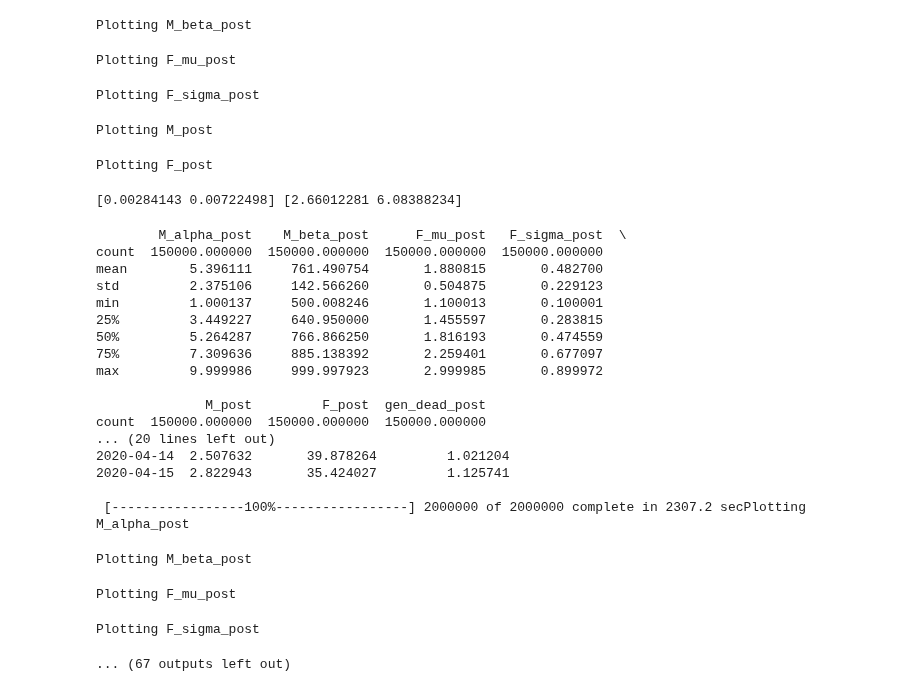
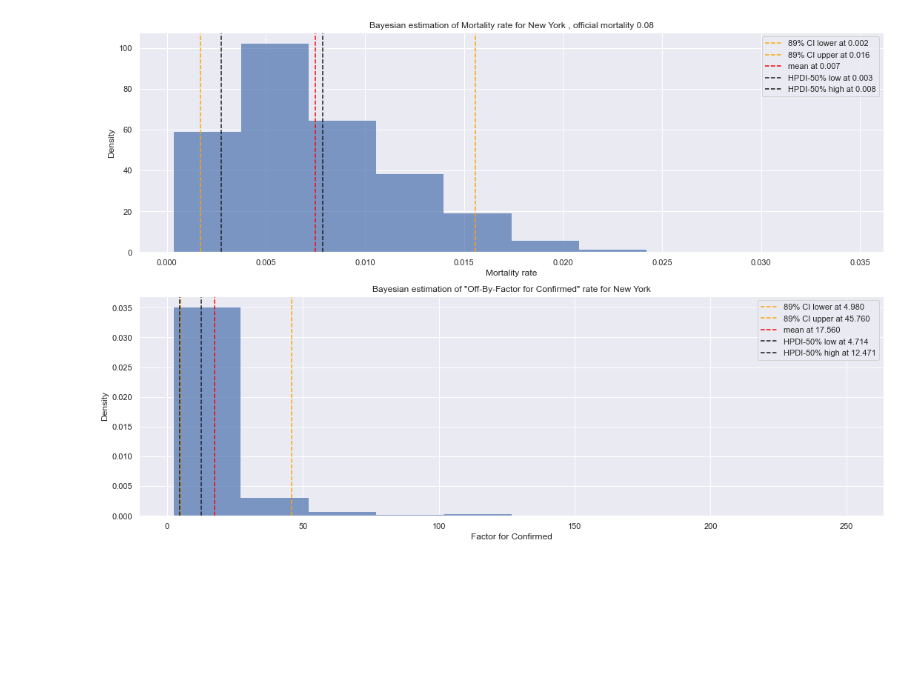
Before and after one commit to tolex3/note, a Jupyter notebook: pymc_mortality_and_factor.ipynb, the cells around one changed output. Cells and saved outputs as stored; diff of their text form; code cells hidden in the pictures; blank space fills up the shorter version.

```diff
--- a/pymc_mortality_and_factor.ipynb
+++ b/pymc_mortality_and_factor.ipynb
@@ -30,5 +30,6 @@ swe
 # %%
 US = pd.read_pickle('us_state_dict.pkl')
 ny = US['New York']
-ny = ny[['confirmed','deceased','recovered','inc','factor','dead_inc','dead_factor']]
-dick['New_York'] = ny
+ny = ny[['confirmed','deceased','inc','factor','dead_inc','dead_factor','pct_dead']]
+dick['New York'] = ny
+ny
@@ -86,7 +111,7 @@ def process_country(country,C,D):
 
         #M_mu = pm.Uniform('M_mu',lower=0.1,upper=1)
 
-        F_mu = pm.Uniform('F_mu',lower=1.1,upper=3)
+        F_mu = pm.Uniform('F_mu',lower=1.1,upper=5)
         F_sigma = pm.Uniform('F_sigma',lower=0.1,upper=0.9)
 
         M_alpha = pm.Uniform('M_alpha',lower=1,upper=10)
@@ -112,7 +137,7 @@ def process_country(country,C,D):
             print ('couldnt fit {}'.format(country))
 
         mcmc = pm.MCMC(model)
-        mcmc.sample(2000000,500000,10)
+        mcmc.sample(5000000,500000,9)
 
         M_alpha_post = mcmc.trace('M_alpha')[:]
         M_beta_post = mcmc.trace('M_beta')[:]
@@ -158,43 +183,45 @@ def plot(country_name,result,official_mortality):
         country_name,official_mortality / 100))
     plt.xlabel('Mortality rate')
     plt.ylabel('Density')
-    plt.axvline(M_low,color='orange',ls='dashed',label='89% CI lower')
-    plt.axvline(M_high,color='orange',ls='dashed',label='89% CI upper')
-    plt.axvline(result.M_post.mean(),color='red',ls='dashed',label='mean')
-    plt.axvline(hpdi_M[0],color='k',label='HPDI-50%',ls='dashed')
-    plt.axvline(hpdi_M[1],color='k',ls='dashed')
+    plt.axvline(M_low,color='orange',ls='dashed',label='89% CI lower at {:.3f}'.format(M_low))
+    plt.axvline(M_high,color='orange',ls='dashed',label='89% CI upper at {:.3f}'.format(M_high))
+    plt.axvline(result.M_post.mean(),color='red',ls='dashed',label='mean at {:.3f}'.format(result.M_post.mean()))
+    plt.axvline(hpdi_M[0],color='k',label='HPDI-50% low at {:.3f}'.format(hpdi_M[0]),ls='dashed')
+    plt.axvline(hpdi_M[1],color='k',ls='dashed',label='HPDI-50% high at {:.3f}'.format(hpdi_M[1]))
 
     hist = plt.hist(result.M_post,density=True,bins=10,alpha=0.7,color='b',histtype='stepfilled')
     #plt.fill_between(x=hpdi_M,y1=0,y2=max(hist[0]),color='r',alpha=0.7,label='HPDI-50%')
-    plt.legend(loc='upper left')
+    plt.legend(loc='upper right')
 
 
     plt.subplot(212)
     plt.title('Bayesian estimation of "Off-By-Factor for Confirmed" rate for {}'.format(country_name))
     plt.xlabel('Factor for Confirmed')
     plt.ylabel('Density')
-    plt.axvline(F_low,color='orange',ls='dashed',label='89% CI lower')
-    plt.axvline(F_high,color='orange',ls='dashed',label='89% CI upper')
-    plt.axvline(result.F_post.mean(),color='red',ls='dashed',label='mean')
-    plt.axvline(hpdi_F[0],color='k',label='HPDI-50%',ls='dashed')
-    plt.axvline(hpdi_F[1],color='k',ls='dashed')
+    plt.axvline(F_low,color='orange',ls='dashed',label='89% CI lower at {:.3f}'.format(F_low))
+    plt.axvline(F_high,color='orange',ls='dashed',label='89% CI upper at {:.3f}'.format(F_high))
+    plt.axvline(result.F_post.mean(),color='red',ls='dashed',label='mean at {:.3f}'.format(result.F_post.mean()))
+    plt.axvline(hpdi_F[0],color='k',label='HPDI-50% low at {:.3f}'.format(hpdi_F[0]),ls='dashed')
+    plt.axvline(hpdi_F[1],color='k',ls='dashed',label='HPDI-50% high at {:.3f}'.format(hpdi_F[1]))
 
-    hist = plt.hist(result.F_post,density=True,bins=10,alpha=0.7,color='b')
+    hist = plt.hist(result.F_post,density=True,bins=10,alpha=0.7,color='b',histtype='stepfilled')
     #plt.fill_between(x=hpdi_F,y1=0,y2=max(hist[0]),color='r',alpha=0.7,label='HPDI-50%')
 
-    plt.legend(loc='upper left')
+    plt.legend(loc='upper right')
 
     plt.savefig('Bayesian_estimate_mortality_and_factor_{}_.jpg'.format(country_name),format='jpg')
 
-countries = ['US','New_York','Sweden','India','Germany','Spain','Italy']
+countries = ['US','Sweden','India','Germany','Spain','Italy']
 
-#countries = ['Sweden']
+countries = ['New York']
 
 for c in countries:
 
     result = process_country(c,'inc','dead_inc')
     if not (result is None) :
+
         official_mortality = dick[c].iloc[-1,6]
+
         plot(c,result,official_mortality)
         print ()
         print (result.describe())
@@ -236,30 +246,4 @@ count  150000.000000  150000.000000  150000.000000
-Plotting M_beta_post
-Plotting F_mu_post
-Plotting F_sigma_post
-Plotting M_post
-Plotting F_post
-[0.00284143 0.00722498] [2.66012281 6.08388234]
-        M_alpha_post    M_beta_post      F_mu_post   F_sigma_post  \
-count  150000.000000  150000.000000  150000.000000  150000.000000
-mean        5.396111     761.490754       1.880815       0.482700
-std         2.375106     142.566260       0.504875       0.229123
-min         1.000137     500.008246       1.100013       0.100001
-25%         3.449227     640.950000       1.455597       0.283815
-50%         5.264287     766.866250       1.816193       0.474559
-75%         7.309636     885.138392       2.259401       0.677097
-max         9.999986     999.997923       2.999985       0.899972
-
-              M_post         F_post  gen_dead_post
-count  150000.000000  150000.000000  150000.000000
-... (20 lines left out)
-2020-04-14  2.507632       39.878264         1.021204
-2020-04-15  2.822943       35.424027         1.125741
-
- [-----------------100%-----------------] 2000000 of 2000000 complete in 2307.2 secPlotting M_alpha_post
-Plotting M_beta_post
-Plotting F_mu_post
-Plotting F_sigma_post
-... (67 outputs left out)
+[figure, added]
 # %%
 def process_world(df,C,D):
 
```
Also changed, not shown: parts of 8 cells of this notebook, 15 other files.
